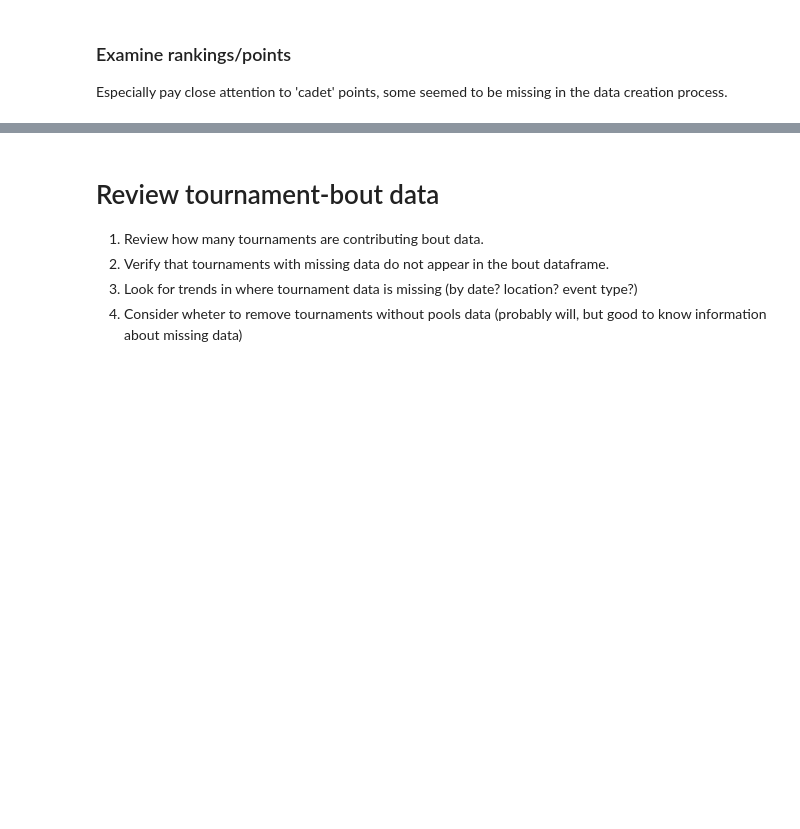
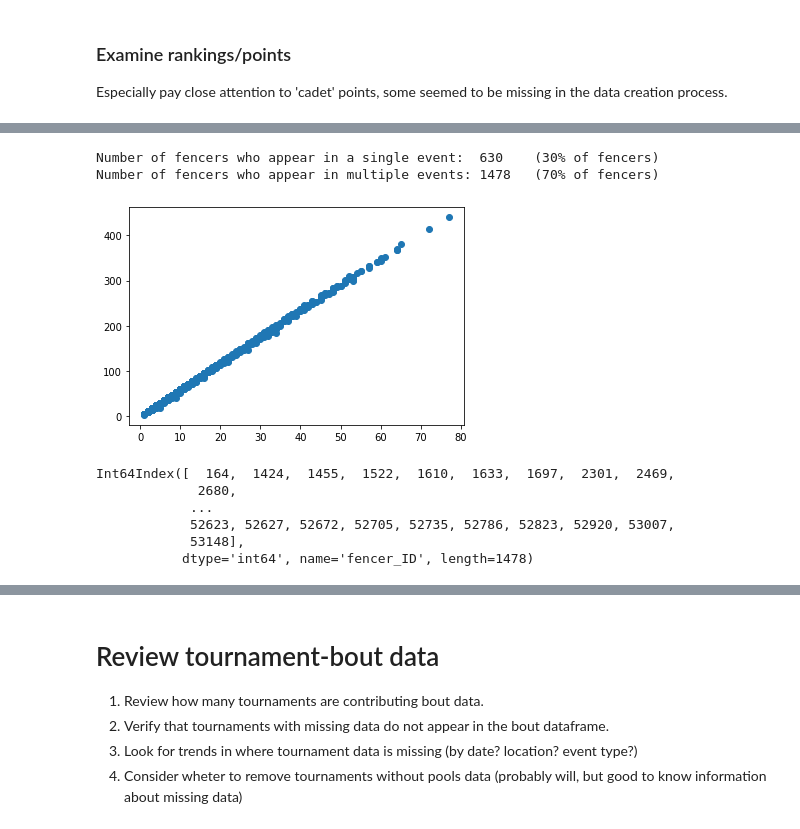
Before and after one commit to amichaelsen/fencing-data-analysis, a Jupyter notebook: data-cleanup.ipynb, the cells around one changed output, grey strips where cells are left out. Cells and saved outputs as stored; diff of their text form; code cells hidden in the pictures; blank space fills up the shorter version.

```diff
--- a/data-cleanup.ipynb
+++ b/data-cleanup.ipynb
@@ -467,0 +607,27 @@ Especially pay close attention to 'cadet' points, some seemed to be missing in t
+# %%
+# compare number of fencers with multiple events versus single events
+single_event_fencers = tournament_counts[tournament_counts['tournament_count']==1].shape[0]
+multi_event_fencers = tournament_counts[tournament_counts['tournament_count']>1].shape[0]
+total_fencers = fencer_bio_df['id'].shape[0]
+
+print("Number of fencers who appear in a single event:  {:<6} ({:.0%} of fencers)".format(single_event_fencers,single_event_fencers/total_fencers))
+print("Number of fencers who appear in multiple events: {:<6} ({:.0%} of fencers)".format(multi_event_fencers, multi_event_fencers/total_fencers))
+# %% [output]
+Number of fencers who appear in a single event:  630    (30% of fencers)
+Number of fencers who appear in multiple events: 1478   (70% of fencers)
+# %%
+#compare events/bout count, should be HIGHLY correlated.
+plt.scatter(x=tournament_counts, y=bout_count_by_ID)
+plt.show()
+# %% [output]
+[figure, added]
+# %%
+# count number of bouts represented by the 70% of fencers who have more than 1 event
+mulit_event_fencer_IDs = tournament_counts[tournament_counts['tournament_count']>1].index
+# %% [output]
+Int64Index([  164,  1424,  1455,  1522,  1610,  1633,  1697,  2301,  2469,
+             2680,
+            ...
+            52623, 52627, 52672, 52705, 52735, 52786, 52823, 52920, 53007,
+            53148],
+           dtype='int64', name='fencer_ID', length=1478)
```
Also changed, not shown: parts of 42 cells of this notebook.
